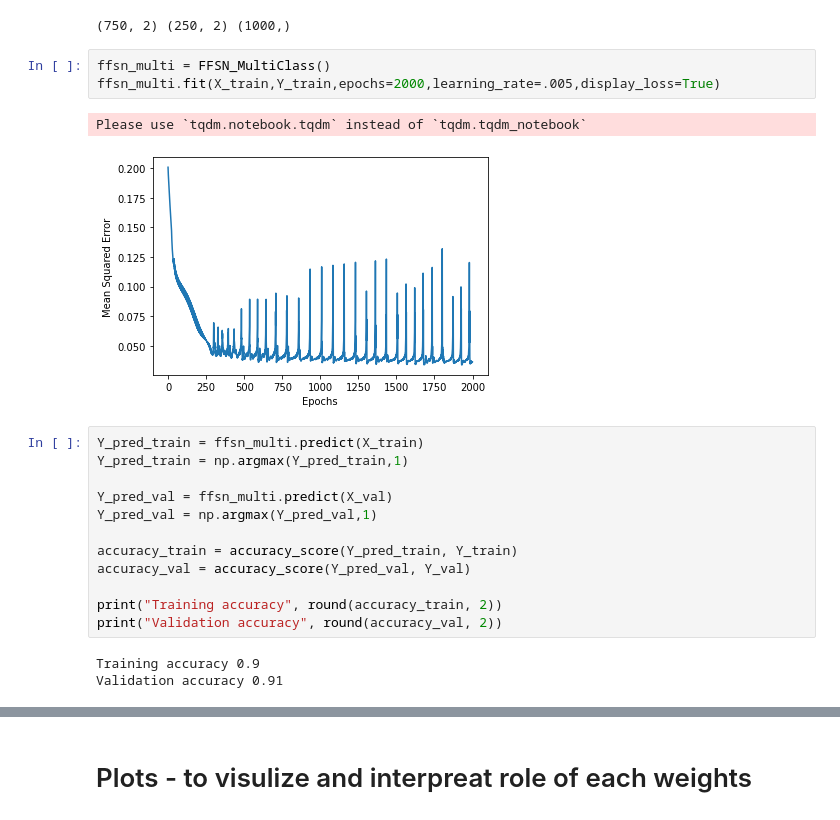
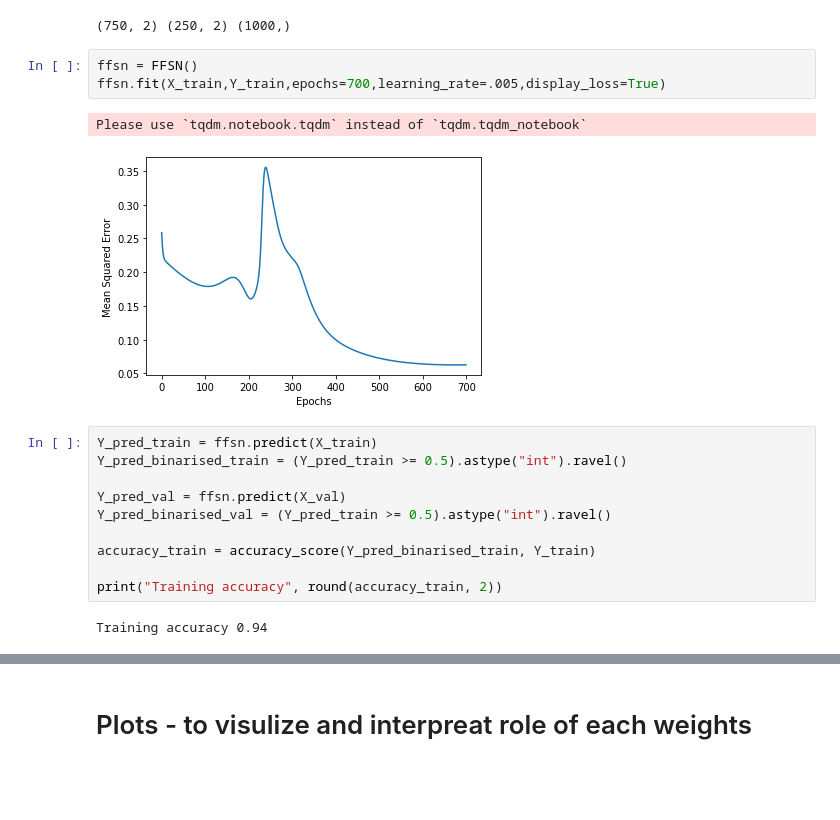
Before and after one commit to pragneshrana/DeepLearning, a Jupyter notebook: TrainingFeedForwardNN/Exercise.ipynb, the cells around one changed output, grey strips where cells are left out. Drawn from its saved outputs; the diff is of its cells as text; blank space fills up the shorter version.

```diff
--- a/TrainingFeedForwardNN/Exercise.ipynb
+++ b/TrainingFeedForwardNN/Exercise.ipynb
@@ -250,26 +234,23 @@ print(X_train.shape, X_val.shape, labels.shape)
 # %% [output]
 (750, 2) (250, 2) (1000,)
 # %%
-ffsn_multi = FFSN_MultiClass()
-ffsn_multi.fit(X_train,Y_train,epochs=2000,learning_rate=.005,display_loss=True)
+ffsn = FFSN()
+ffsn.fit(X_train,Y_train,epochs=700,learning_rate=.005,display_loss=True)
 # %% [output]
 Please use `tqdm.notebook.tqdm` instead of `tqdm.tqdm_notebook`
-[figure, old version]
+[figure, new version]
 # %%
-Y_pred_train = ffsn_multi.predict(X_train)
-Y_pred_train = np.argmax(Y_pred_train,1)
+Y_pred_train = ffsn.predict(X_train)
+Y_pred_binarised_train = (Y_pred_train >= 0.5).astype("int").ravel()
 
-Y_pred_val = ffsn_multi.predict(X_val)
-Y_pred_val = np.argmax(Y_pred_val,1)
+Y_pred_val = ffsn.predict(X_val)
+Y_pred_binarised_val = (Y_pred_train >= 0.5).astype("int").ravel()
 
-accuracy_train = accuracy_score(Y_pred_train, Y_train)
-accuracy_val = accuracy_score(Y_pred_val, Y_val)
+accuracy_train = accuracy_score(Y_pred_binarised_train, Y_train)
 
 print("Training accuracy", round(accuracy_train, 2))
-print("Validation accuracy", round(accuracy_val, 2))
 # %% [output]
-Training accuracy 0.9
-Validation accuracy 0.91
+Training accuracy 0.94
 # %%
 plt.scatter(X_train[:,0], X_train[:,1], c=Y_pred_train, cmap=my_cmap, s=15*(np.abs(np.sign(Y_pred_train-Y_train))+.1))
 plt.show()
```
Also changed, not shown: parts of 5 cells of this notebook.
